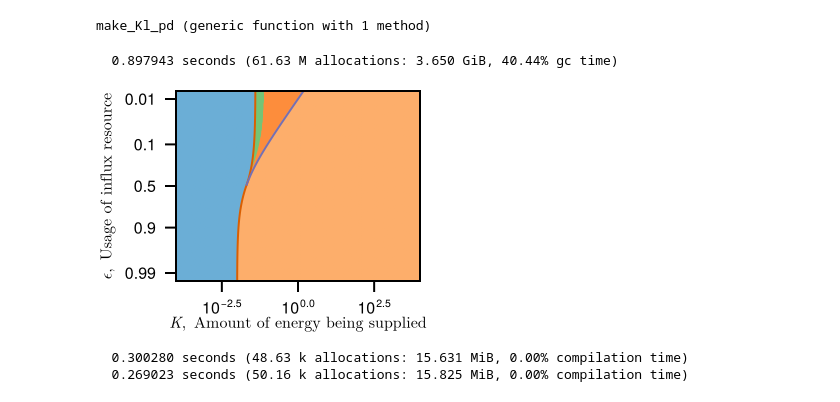
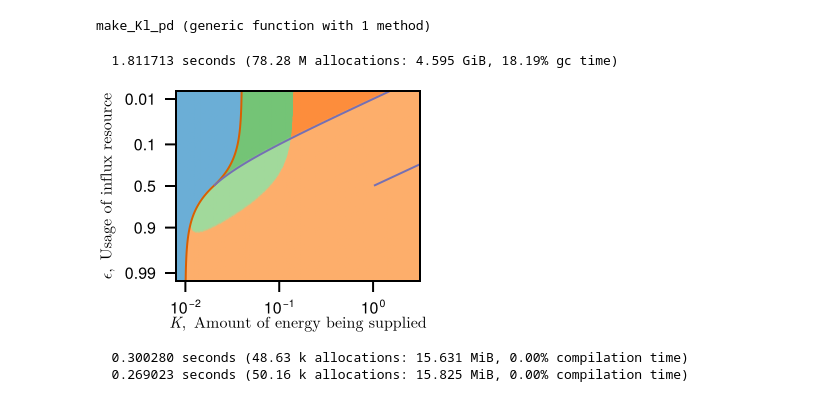
Before and after one commit to kockahonza/SSMC, a Jupyter notebook: notebooks/clean slate/Minimal Model 2.ipynb, the cells around one changed output. Drawn from its saved outputs; the diff is of its cells as text; code cells hidden in the pictures.

```diff
--- a/notebooks/clean slate/Minimal Model 2.ipynb
+++ b/notebooks/clean slate/Minimal Model 2.ipynb
@@ -66,6 +78,7 @@ function make_Kl_pd(;
     DI=1.,
     DR=1.,
 )
+    Ks = 10 .^ logKs
     epsilons = LeakageScale.e.(leak_xs)
 
     xx = do_Kl_pd_run(logKs, epsilons;
@@ -89,52 +102,47 @@ function make_Kl_pd(;
         ylabel=L"\epsilon,\enspace\text{Usage of influx resource}",
     )
 
-    heatmap!(ax, 10 .^ logKs, leak_xs, cs;
+    heatmap!(ax, Ks, leak_xs, cs;
         rasterize=3
     )
 
-    extline_Ks = map(epsilons) do e
-        if e < 0.5
-            4 * (1-e) * m * r / c
-        else
-            m * r / (c * e)
-        end
-    end;
-    fr_spatial_instab_Ks = map(epsilons) do e
-        if e < 0.5
-            m * r / (c * e)
-        else
-            missing
-        end
-    end;
+    extline1_Ks = MinimalModelV2.fr_ext_line_K.(1 .- epsilons, m, c, r)
+    instabline1_Ks = MinimalModelV2.fr_instab_line_K.(1 .- epsilons, m, c, r)
+    instabline2_Ks = MinimalModelV2.fr_cor1_instab_line_K.(1 .- epsilons, m, c, DR / DI, r)
 
-    lines!(ax, extline_Ks, leak_xs;
+    lines!(ax, extline1_Ks, leak_xs;
         color=PaperColors.mm_extline(),
         linewidth=1.,
     )
-    lines!(ax, fr_spatial_instab_Ks, leak_xs;
+    lines!(ax, instabline1_Ks, leak_xs;
+        color=PaperColors.mm_instabline(),
+        linewidth=1.,
+    )
+    lines!(ax, instabline2_Ks, leak_xs;
         color=PaperColors.mm_instabline(),
         linewidth=1.,
     )
 
+    xlims!(ax, extrema(Ks)...)
+
     FigureAxisAnything(fig, ax, [])
 end
 # %% [output]
 make_Kl_pd (generic function with 1 method)
 # %%
 @time f = make_Kl_pd(;
-    logKs=range(-4., 4., 800),
+    logKs=range(-2.1, 0.5, 800),
     # m=10.,
     m=0.01,
     DN=1e-6,
     # DN=0.,
-    # DI=0.,
-    # DR=0.,
+    DI=1.,
+    DR=0.01,
 )
 # Makie.save("./k.pdf", f.figure)
 # %% [output]
-  0.897943 seconds (61.63 M allocations: 3.650 GiB, 40.44% gc time)
+  1.811713 seconds (78.28 M allocations: 4.595 GiB, 18.19% gc time)
-[figure, old version]
+[figure, new version]
 # %%
 f = make_Kl_pd()
 f.axis.title = L"m=1, D_R=D_I"
```
Also changed, not shown: parts of 1 cell of this notebook, 10 other files.
